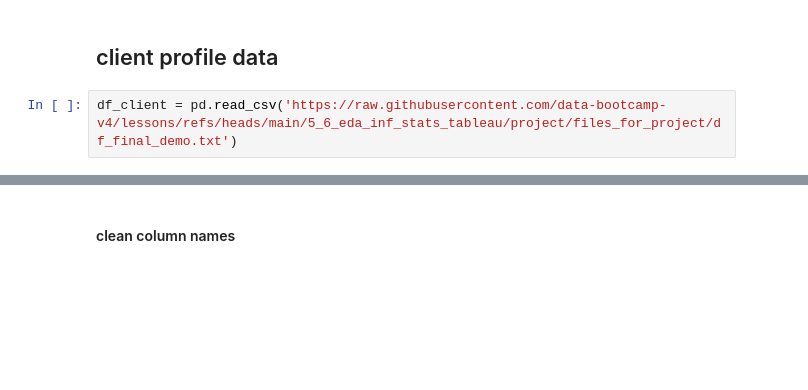
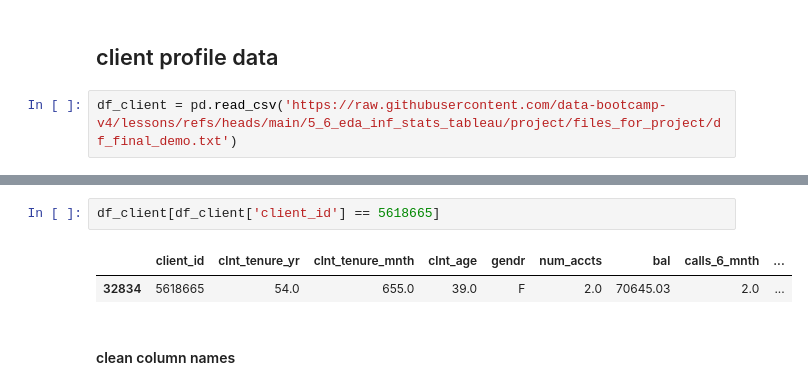
Before and after one commit to MiaZhou112/Vanguard-AB-Testing, a Jupyter notebook: EDA_DataCleaning.ipynb, the cells around one changed output, grey strips where cells are left out. Cells and saved outputs as stored; diff of their text form; blank space fills up the shorter version.

```diff
--- a/EDA_DataCleaning.ipynb
+++ b/EDA_DataCleaning.ipynb
@@ -14,3 +17,8 @@ df_client.shape
+# %%
+df_client[df_client['client_id'] == 5618665]
+# %% [output]
+|  | client_id | clnt_tenure_yr | clnt_tenure_mnth | clnt_age | gendr | num_accts | bal | calls_6_mnth | ... |
+| 32834 | 5618665 | 54.0 | 655.0 | 39.0 | F | 2.0 | 70645.03 | 2.0 | ... |
 # %% [markdown]
 #### clean column names
 # %%
```
Also changed, not shown: parts of 24 cells of this notebook.
